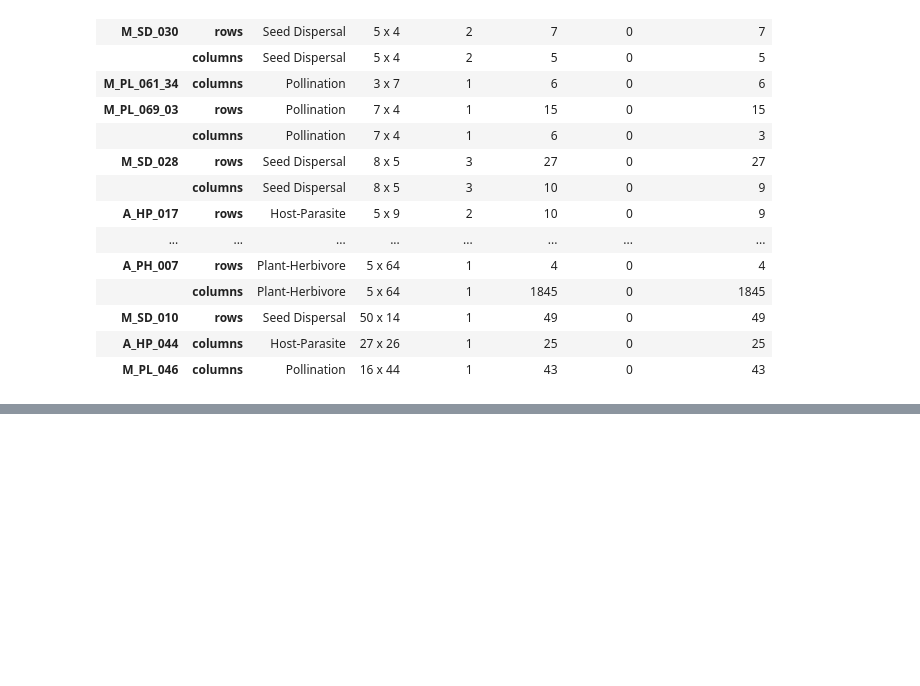
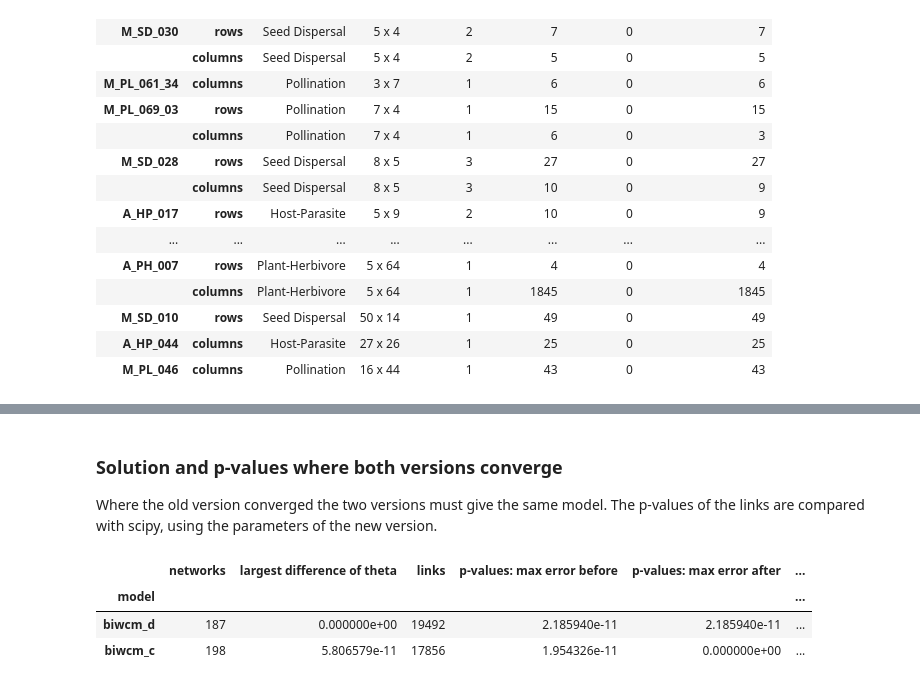
Before and after one commit to mat701/BiCM, a Jupyter notebook: benchmarks/web_of_life/web_of_life_benchmark.ipynb, the cells around one changed output, grey strips where cells are left out. Cells and saved outputs as stored; diff of their text form; code cells hidden in the pictures; blank space fills up the shorter version.

```diff
--- a/benchmarks/web_of_life/web_of_life_benchmark.ipynb
+++ b/benchmarks/web_of_life/web_of_life_benchmark.ipynb
@@ -572,0 +657,38 @@ layers whose links change with the poisson method (the default of 3.5.0): 46
+# %% [markdown]
+### Solution and p-values where both versions converge
+
+Where the old version converged the two versions must give the same model. The p-values of the links are compared with scipy, using the parameters of the new version.
+# %%
+from scipy import stats
+
+rows = []
+for model in MODELS:
+    keys = [(name, m) for (name, m) in new_w if m == model
+            and outcome(old_w[(name, m)]) == 'converged' and outcome(new_w[(name, m)]) == 'converged']
+    theta_diff, err_before, err_after, n_links, bad_before, bad_after = [], [], [], 0, 0, 0
+    for key in keys:
+        before, after, matrix = old_w[key], new_w[key], weighted[key[0]]
+        rates = after['theta_x'][:, None] + after['theta_y'][None, :]
+        theta_diff.append(max(relative_difference(before['theta_x'], after['theta_x']),
+                              relative_difference(before['theta_y'], after['theta_y'])))
+        if model == 'biwcm_d':
+            target = stats.geom.sf(matrix, -np.expm1(-rates))     # P(w >= k) = exp(-rate * k)
+        else:
+            target = stats.expon.sf(matrix * rates)
+        links_mask = (matrix > 0) & (target > 1e-300)
+        n_links += int(links_mask.sum())
+        with np.errstate(divide='ignore', invalid='ignore'):
+            err_before.append(np.abs(before['pvals'][links_mask] / target[links_mask] - 1).max())
+            err_after.append(np.abs(after['pvals'][links_mask] / target[links_mask] - 1).max())
+        for pvals, counter in ((before['pvals'], 'before'), (after['pvals'], 'after')):
+            wrong = int((np.isnan(pvals) | (pvals > 1) | (pvals < 0) | ((matrix == 0) & (pvals != 1))).sum())
+            bad_before, bad_after = (bad_before + wrong, bad_after) if counter == 'before' else (bad_before, bad_after + wrong)
+    rows.append({'model': model, 'networks': len(keys), 'largest difference of theta': max(theta_diff),
+                 'links': n_links, 'p-values: max error before': max(err_before), 'p-values: max error after': max(err_after),
+                 'invalid p-values before': bad_before, 'invalid p-values after': bad_after})
+pd.DataFrame(rows).set_index('model')
+# %% [output]
+|  | networks | largest difference of theta | links | p-values: max error before | p-values: max error after | ... |
+| model |  |  |  |  |  | ... |
+| biwcm_d | 187 | 0.000000e+00 | 19492 | 2.185940e-11 | 2.185940e-11 | ... |
+| biwcm_c | 198 | 5.806579e-11 | 17856 | 1.954326e-11 | 0.000000e+00 | ... |
```
Also changed, not shown: parts of 14 cells of this notebook, 6 other files.
